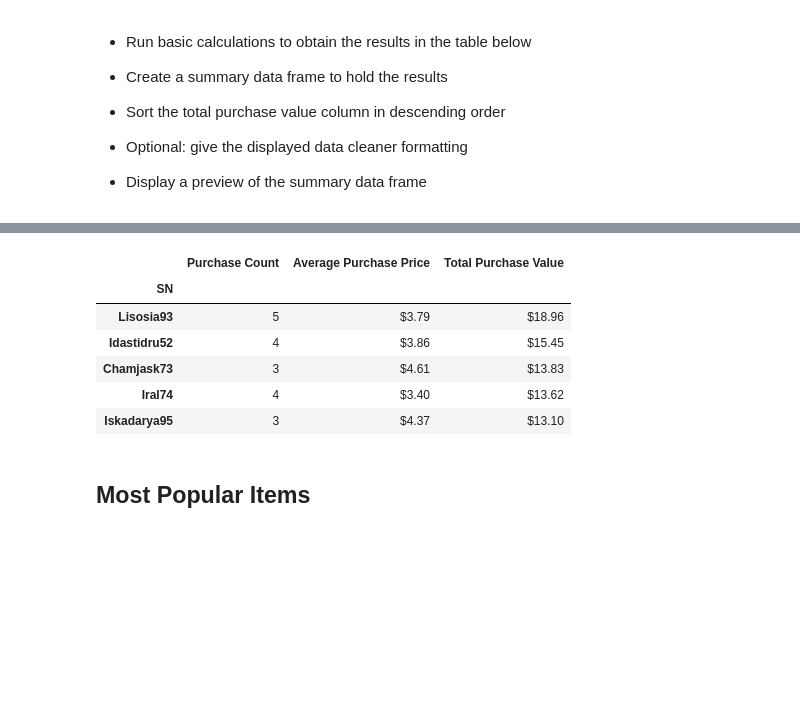
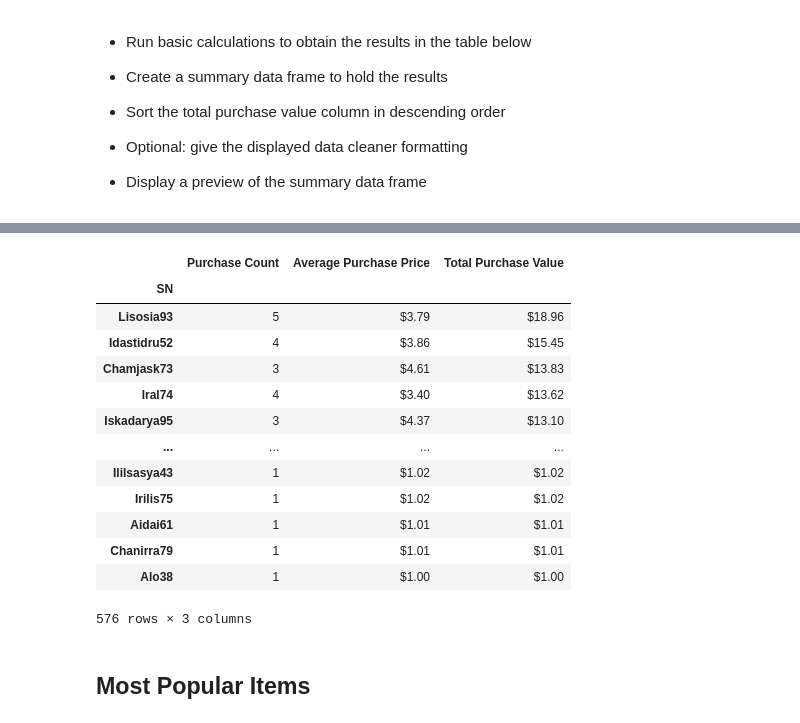
Before and after one commit to Henrytran13/pandas_challenge, a Jupyter notebook: 04-Python-Pandas/02-Case-Assignment/Instructions/HeroesOfPymoli_2.ipynb, the cells around one changed output, grey strips where cells are left out. Saved outputs shown, nothing was run; the diff lists cells and outputs as text; code cells hidden in the pictures; blank space fills up the shorter version.

```diff
--- a/04-Python-Pandas/02-Case-Assignment/Instructions/HeroesOfPymoli_2.ipynb
+++ b/04-Python-Pandas/02-Case-Assignment/Instructions/HeroesOfPymoli_2.ipynb
@@ -244,30 +262,41 @@ Age_df
 # %%
-SN_purchase = purchase_data.groupby("SN").nunique()["Item ID"]
-SN = purchase_data.groupby(["SN"])
+#SN_purchase = purchase_data.groupby("SN").nunique()["Item ID"]
+SN = purchase_data.groupby("SN")
 
-SN_count = SN["Item ID"].count()
-SN_count
+#SN_count = SN["Item ID"].count()
+#SN_count
 
-SN_Total_value = SN["Price"].sum()
-SN_Total_value=SN_Total_value.map("${:,.2f}".format)
+#SN_Total_value = SN["Price"].sum()
+#SN_Total_value=SN_Total_value.map("${:,.2f}".format)
 
-SN_Average = SN["Price"].mean()
-SN_Average = SN_Average.map("${:,.2f}".format)
+#SN_Average = SN["Price"].mean()
+#SN_Average = SN_Average.map("${:,.2f}".format)
 
-SN_df=pd.DataFrame({"Purchase Count":SN_count,
-                    "Average Purchase Price":SN_Average,
-                   "Total Purchase Value": SN_Total_value})
+SN_df=pd.DataFrame({"Purchase Count":SN['Purchase ID'].count(),
+                    "Average Purchase Price":SN['Price'].mean(),
+                   "Total Purchase Value": SN['Price'].sum()})
+
+SN_df=SN_df.sort_values(["Total Purchase Value"], ascending=False )
+SN_df["Total Purchase Value"]=SN_df["Total Purchase Value"].map("${:,.2f}".format)
+SN_df["Average Purchase Price"]=SN_df["Average Purchase Price"].map("${:,.2f}".format)
+
+
 SN_df
-#SN_df_sort=SN_df.sort_value("Total Purchase Value", ascending=False )
-#SN_df_sort
 # %% [output]
 |  | Purchase Count | Average Purchase Price | Total Purchase Value |
 | SN |  |  |  |
 | Lisosia93 | 5 | $3.79 | $18.96 |
 | Idastidru52 | 4 | $3.86 | $15.45 |
 | Chamjask73 | 3 | $4.61 | $13.83 |
 | Iral74 | 4 | $3.40 | $13.62 |
 | Iskadarya95 | 3 | $4.37 | $13.10 |
+| ... | ... | ... | ... |
+| Ililsasya43 | 1 | $1.02 | $1.02 |
+| Irilis75 | 1 | $1.02 | $1.02 |
+| Aidai61 | 1 | $1.01 | $1.01 |
+| Chanirra79 | 1 | $1.01 | $1.01 |
+| Alo38 | 1 | $1.00 | $1.00 |
+576 rows × 3 columns
 # %% [markdown]
 ## Most Popular Items
 # %% [markdown]
```
Also changed, not shown: parts of 6 cells of this notebook, 17 other files.
